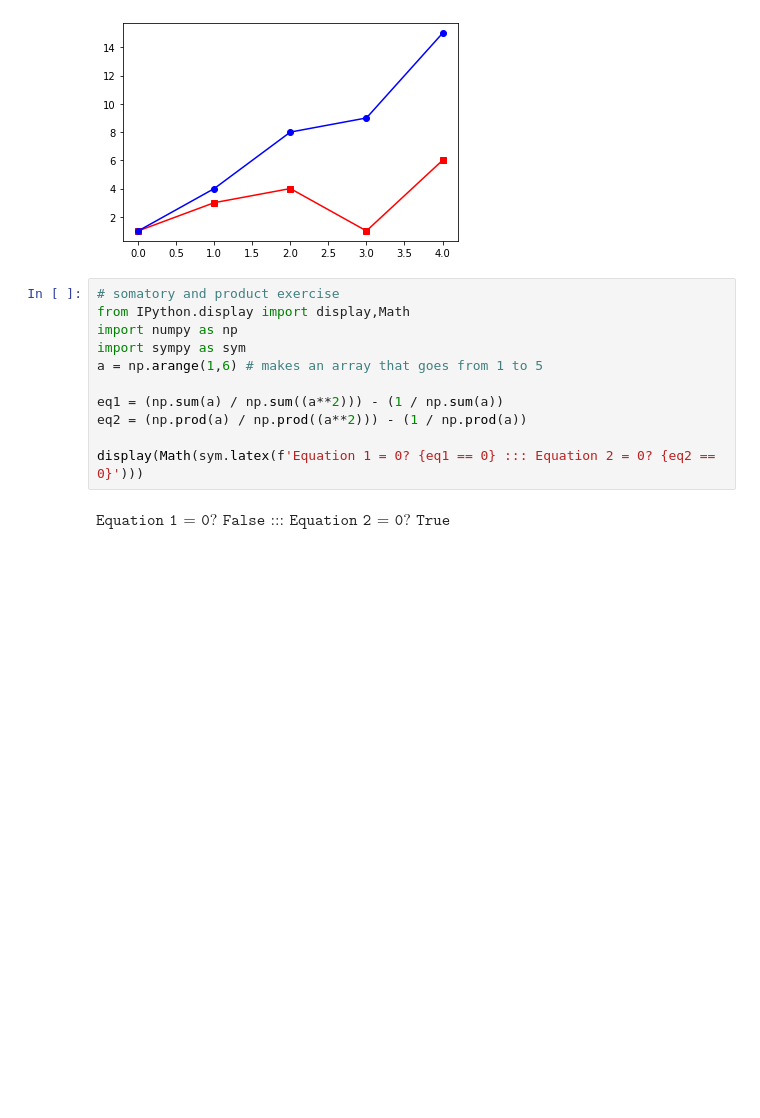
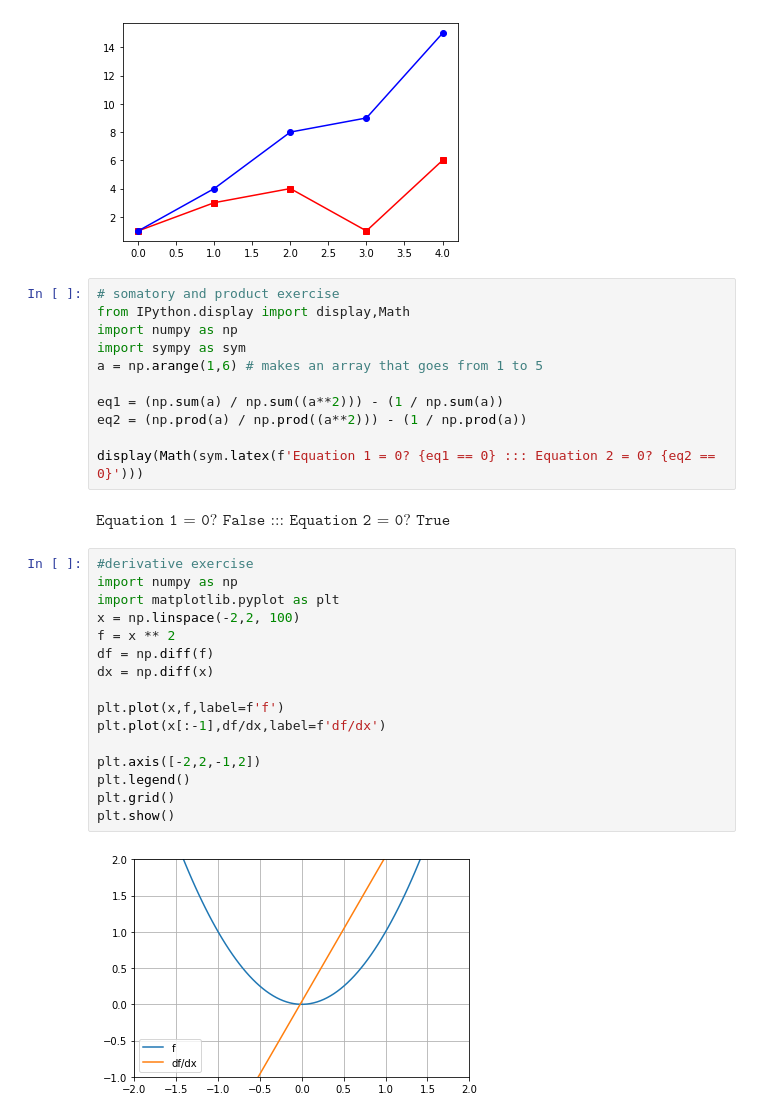
Before and after one commit to nietus/master_math, a Jupyter notebook: Master_Math_By_Coding_In_Python.ipynb, the cells around one changed output. Saved outputs shown, nothing was run; the diff lists cells and outputs as text; blank space fills up the shorter version.

Commit message:
derivative exercise

```diff
--- a/Master_Math_By_Coding_In_Python.ipynb
+++ b/Master_Math_By_Coding_In_Python.ipynb
@@ -522,3 +522,21 @@ eq2 = (np.prod(a) / np.prod((a**2))) - (1 / np.prod(a))
 display(Math(sym.latex(f'Equation 1 = 0? {eq1 == 0} ::: Equation 2 = 0? {eq2 == 0}')))
 # %% [output]
 $\displaystyle \mathtt{\text{Equation 1 = 0? False ::: Equation 2 = 0? True}}$
+# %%
+#derivative exercise
+import numpy as np
+import matplotlib.pyplot as plt
+x = np.linspace(-2,2, 100)
+f = x ** 2
+df = np.diff(f)
+dx = np.diff(x)
+
+plt.plot(x,f,label=f'f')
+plt.plot(x[:-1],df/dx,label=f'df/dx')
+
+plt.axis([-2,2,-1,2])
+plt.legend()
+plt.grid()
+plt.show()
+# %% [output]
+[figure, added]
```
